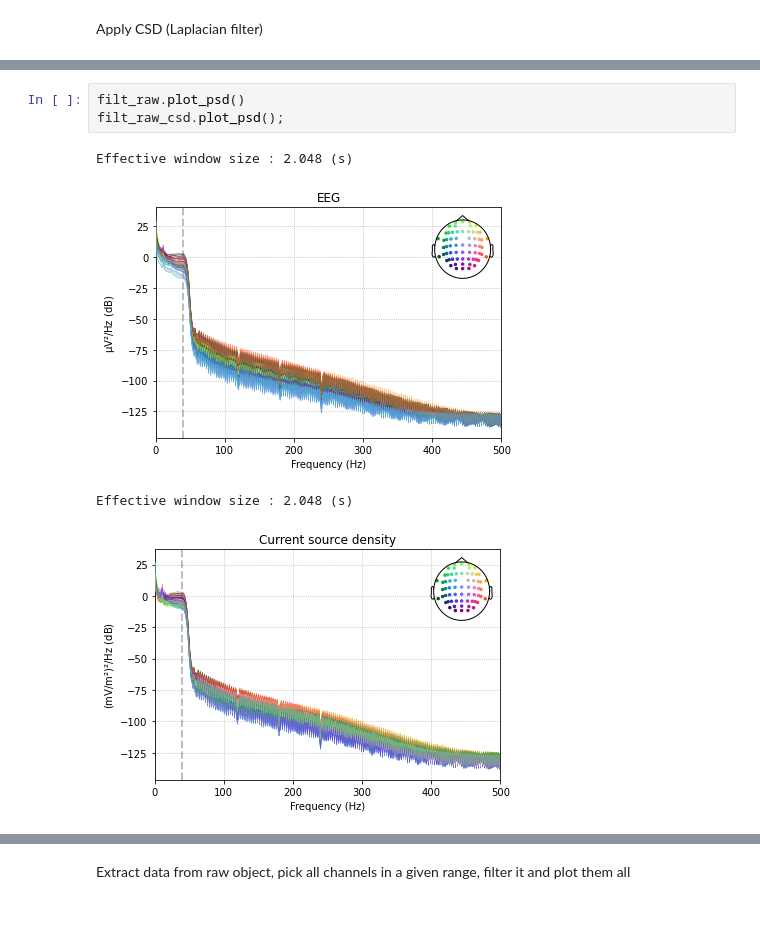
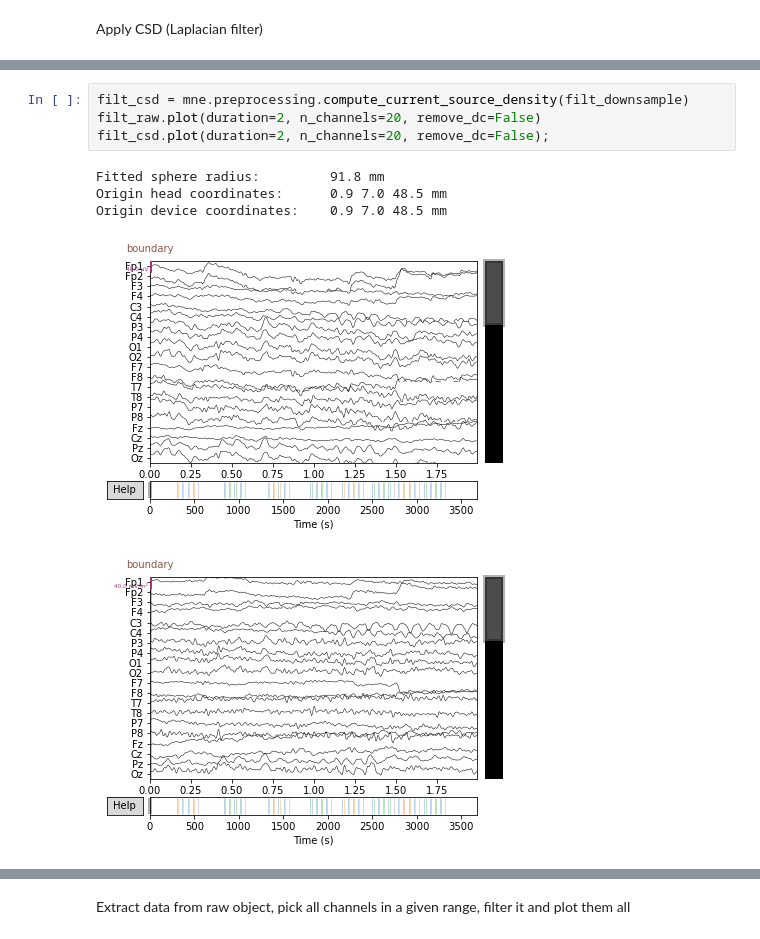
Before and after one commit to raffaela/eeg_emocoes, a Jupyter notebook: read_EEG.ipynb, the cells around one changed output, grey strips where cells are left out. Cells and saved outputs as stored; diff of their text form.

```diff
--- a/read_EEG.ipynb
+++ b/read_EEG.ipynb
@@ -107,8 +137,10 @@ Origin device coordinates:    0.9 7.0 48.5 mm
-# %%
-filt_raw.plot_psd()
-filt_raw_csd.plot_psd();
-# %% [output]
-Effective window size : 2.048 (s)
-[figure, removed]
-Effective window size : 2.048 (s)
-[figure, removed]
+# %%
+filt_csd = mne.preprocessing.compute_current_source_density(filt_downsample)
+filt_raw.plot(duration=2, n_channels=20, remove_dc=False)
+filt_csd.plot(duration=2, n_channels=20, remove_dc=False);
+# %% [output]
+Fitted sphere radius:         91.8 mm
+Origin head coordinates:      0.9 7.0 48.5 mm
+Origin device coordinates:    0.9 7.0 48.5 mm
+[figure, added]
+[figure, added]
```
Also changed, not shown: parts of 34 cells of this notebook, 1 other file.
